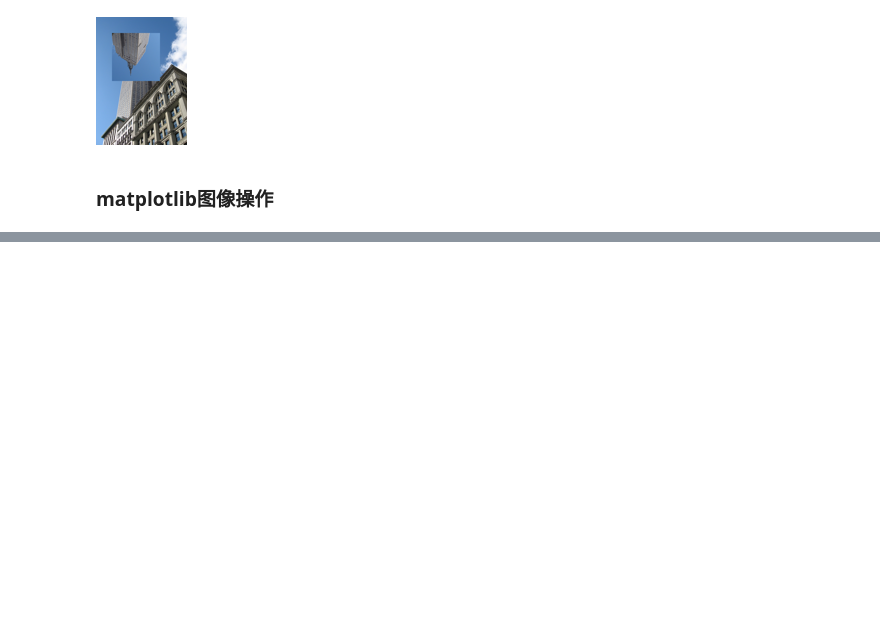
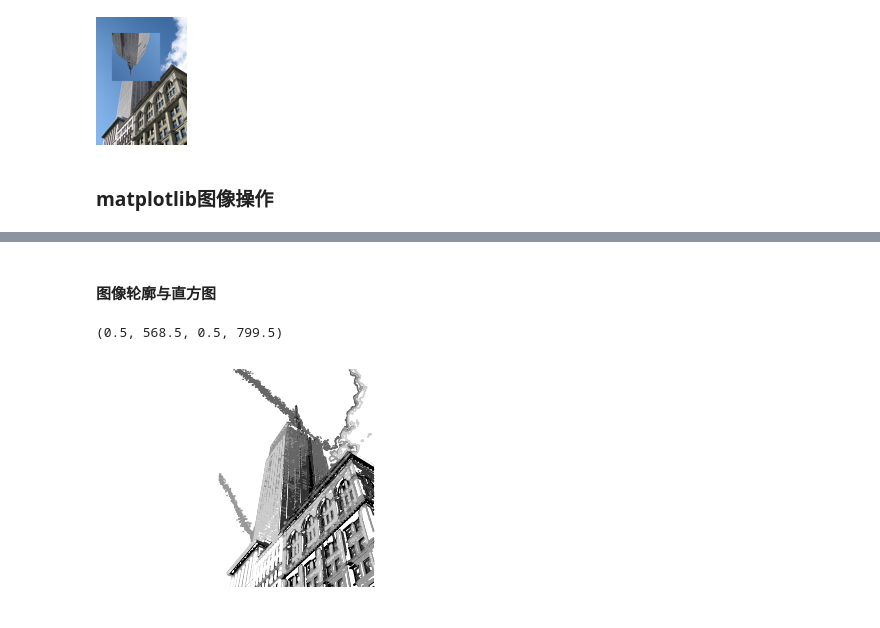
Before and after one commit to Aitical/Python-Computer-Vision, a Jupyter notebook: 01-基础图像操作与处理.ipynb, the cells around one changed output, grey strips where cells are left out. Cells and saved outputs as stored; diff of their text form; code cells hidden in the pictures; blank space fills up the shorter version.

```diff
--- a/01-基础图像操作与处理.ipynb
+++ b/01-基础图像操作与处理.ipynb
@@ -90,0 +116,13 @@ pil_im
+# %% [markdown]
+#### 图像轮廓与直方图
+# %%
+im = array(Image.open('data/empire.jpg').convert('L'))
+pl.figure()
+pl.gray()
+
+pl.contour(im, origin='image')
+pl.axis('equal')
+pl.axis('off')
+# %% [output]
+(0.5, 568.5, 0.5, 799.5)
+[figure, added]
```
Also changed, not shown: parts of 5 cells of this notebook.
